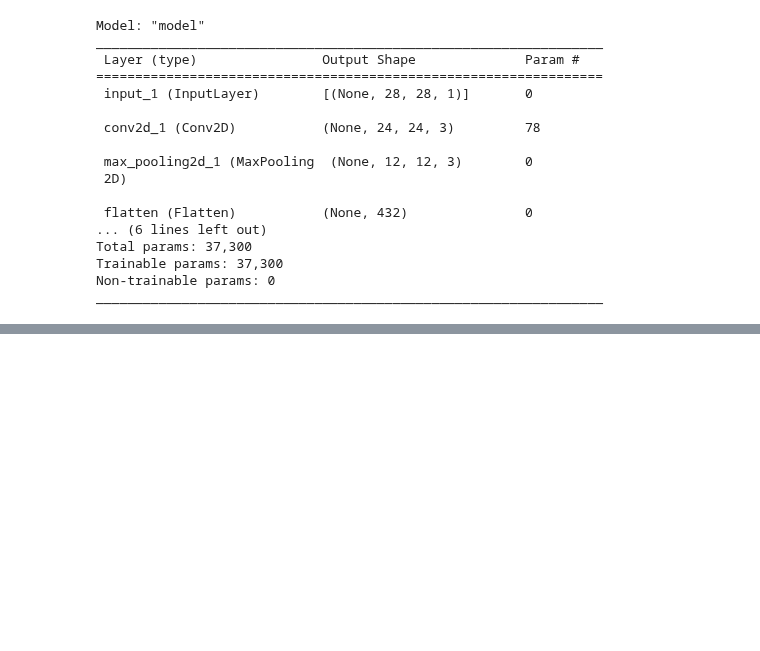
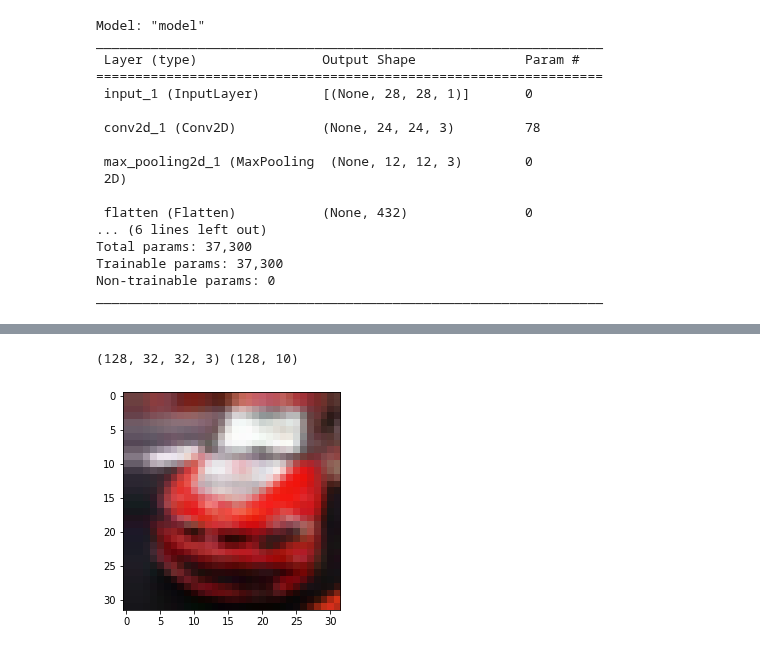
Before and after one commit to goldanghenry/Study, a Jupyter notebook: ML/3. Deep_Learning/5. CNN_Models.ipynb, the cells around one changed output, grey strips where cells are left out. Drawn from its saved outputs; the diff is of its cells as text; code cells hidden in the pictures; blank space fills up the shorter version.

```diff
--- a/ML/3. Deep_Learning/5. CNN_Models.ipynb
+++ b/ML/3. Deep_Learning/5. CNN_Models.ipynb
@@ -129,0 +103,15 @@ Epoch 20/20
+# %%
+import tensorflow as tf
+# 데이터 준비
+(x_train, y_train), (x_test, y_test) = tf.keras.datasets.cifar10.load_data()
+
+# normalization
+x_train = x_train/ 255
+x_test = x_test / 255
+
+# 원핫인코딩
+y_train = tf.keras.utils.to_categorical(y_train)
+y_test = tf.keras.utils.to_categorical(y_test)
+
+print(x_train.shape, y_train.shape)
+print(x_test.shape, y_test.shape)
@@ -129,0 +178,5 @@ Epoch 20/20
+# %%
+# 모델 학습
+# EarlyStopping : 오버 피팅이 일어나면 멈추고 싶다! 가장 그럴듯한 모델을 빼서 쓰고 싶다.
+es = tf.keras.callbacks.EarlyStopping(patience=5, restore_best_weights=True)
+model.fit(x_train, y_train, epochs=100000, batch_size=128, validation_split=0.1, callbacks=[es])
@@ -129,0 +191,22 @@ Epoch 20/20
+# %%
+# ImageDataGenerator : 기존 이미지를 변형해서 새로운 이미지를 생성해주는 도구
+# -> overfitting 방지
+datagen = tf.keras.preprocessing.image.ImageDataGenerator(
+    width_shift_range = 0.1,
+    height_shift_range = 0.1,
+    horizontal_flip = False,
+    rotation_range = 0.1
+)
+
+train_ds = datagen.flow(x_train[:40000], y_train[:40000], batch_size=128)
+valid_ds = tf.data.Dataset.from_tensor_slices((x_train[40000:], y_train[40000:])).batch(128)
+# %%
+x,y = next(iter(train_ds))
+print(x.shape, y.shape)
+
+import matplotlib.pyplot as plt
+plt.imshow(x[0])
+plt.show()
+# %% [output]
+(128, 32, 32, 3) (128, 10)
+[figure, added]
```
Also changed, not shown: parts of 41 cells of this notebook.
